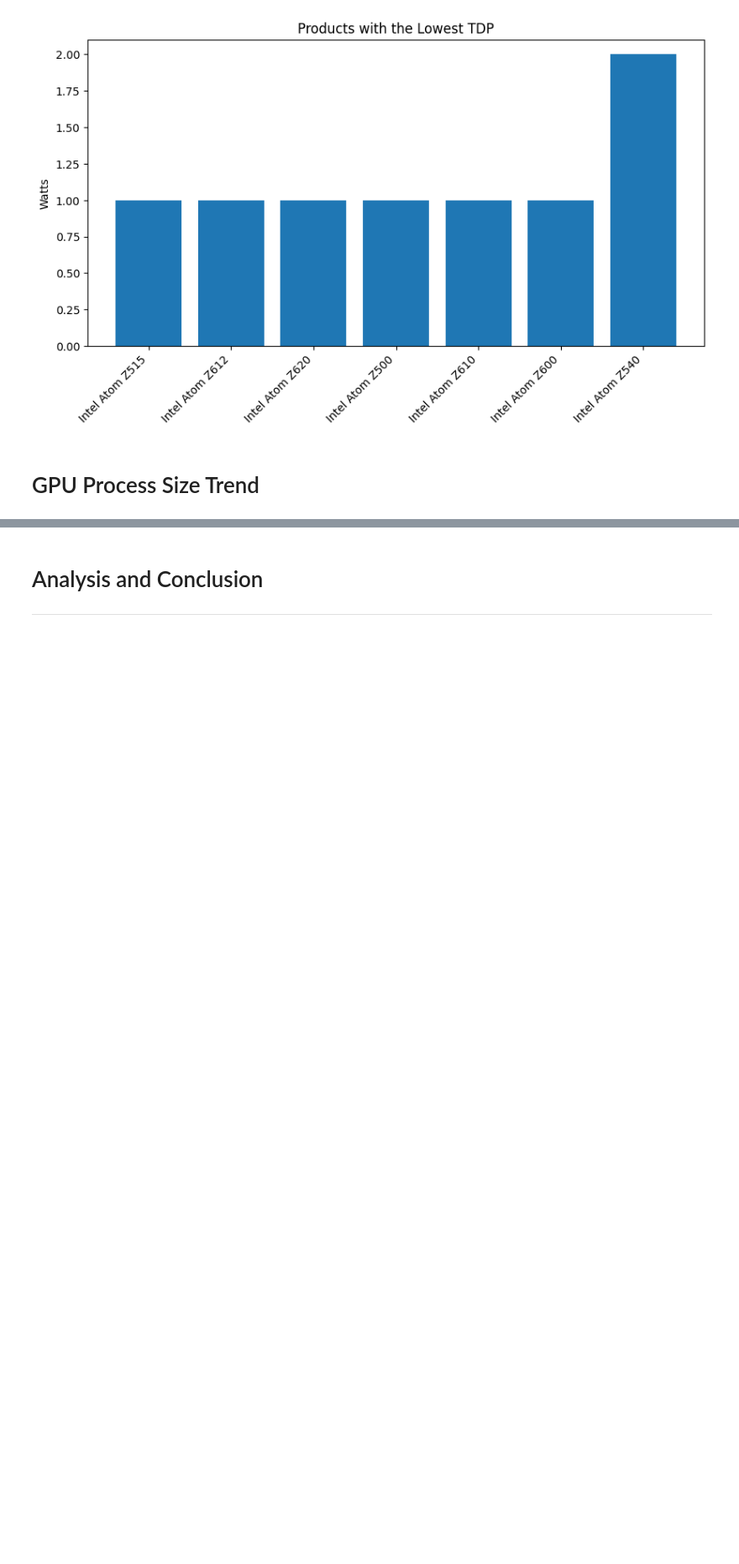
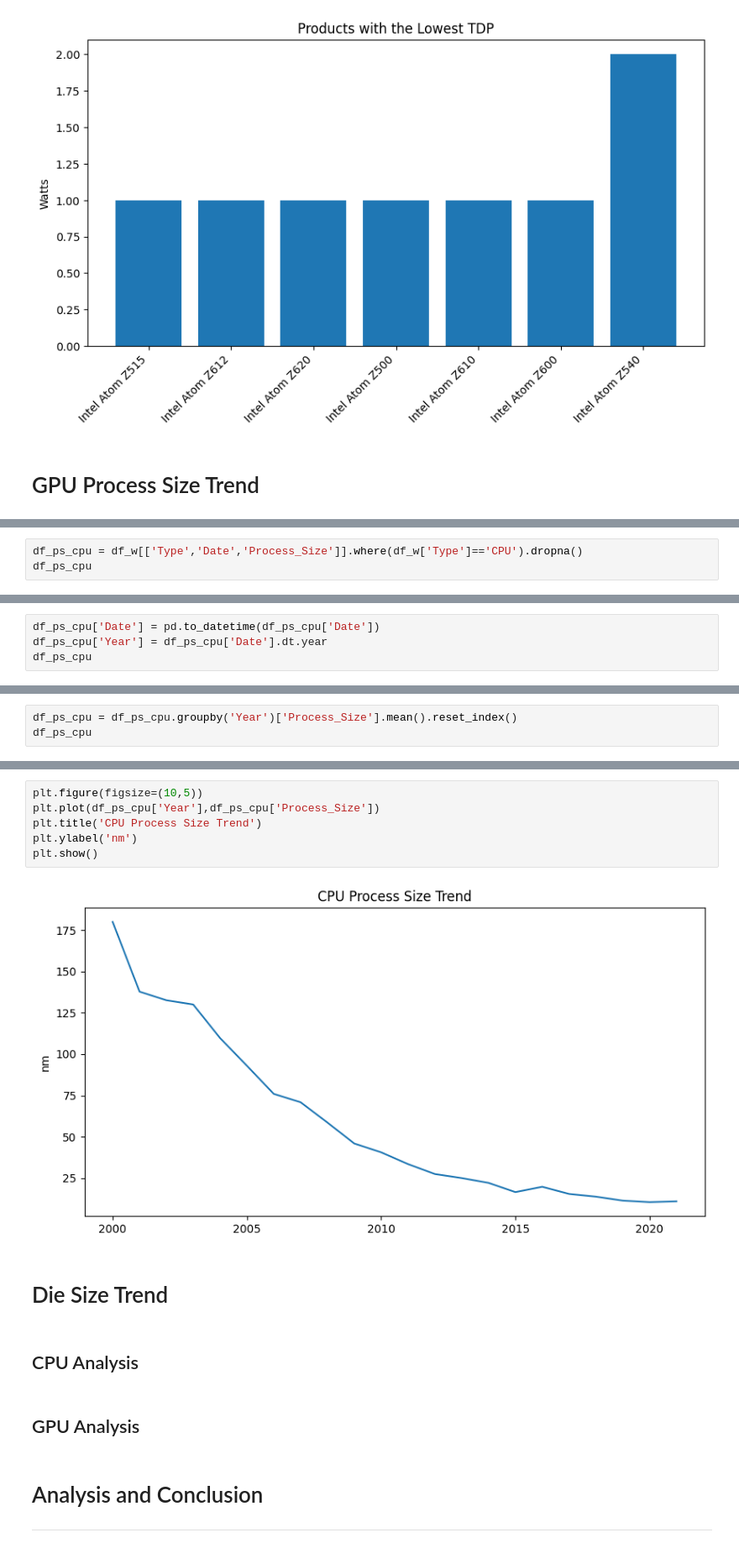
Before and after one commit to elyponzi1/MATHEDA-Punzalan, a Jupyter notebook: MIDTERM/WK8 EDA Activity 2 - Exploratory Data Analysis/Exercise/WK8-Exploratory Data Analysis.ipynb, the cells around one changed output, grey strips where cells are left out. Shown: that part at 84% size. Cells and saved outputs as stored; diff of their text form; blank space fills up the shorter version.

```diff
--- a/MIDTERM/WK7 Data Visualization/Exercise/WK7-Data-Visualization.ipynb
+++ b/MIDTERM/WK8 EDA Activity 2 - Exploratory Data Analysis/Exercise/WK8-Exploratory Data Analysis.ipynb
@@ -241,0 +244,3 @@ plt.show()
+# %%
+df_ps_cpu = df_w[['Type','Date','Process_Size']].where(df_w['Type']=='CPU').dropna()
+df_ps_cpu
@@ -241,0 +261,4 @@ plt.show()
+# %%
+df_ps_cpu['Date'] = pd.to_datetime(df_ps_cpu['Date'])
+df_ps_cpu['Year'] = df_ps_cpu['Date'].dt.year
+df_ps_cpu
@@ -241,0 +279,3 @@ plt.show()
+# %%
+df_ps_cpu = df_ps_cpu.groupby('Year')['Process_Size'].mean().reset_index()
+df_ps_cpu
@@ -242,3 +300,17 @@ plt.show()
+# %%
+plt.figure(figsize=(10,5))
+plt.plot(df_ps_cpu['Year'],df_ps_cpu['Process_Size'])
+plt.title('CPU Process Size Trend')
+plt.ylabel('nm')
+plt.show()
+# %% [output]
+[figure, added]
+# %% [markdown]
+# Die Size Trend
+# %% [markdown]
+## CPU Analysis
+# %% [markdown]
+## GPU Analysis
 # %% [markdown]
 # Analysis and Conclusion <hr style = "color: white">
 # %% [markdown]
```
Also changed, not shown: parts of 9 cells of this notebook, 5 other files.
